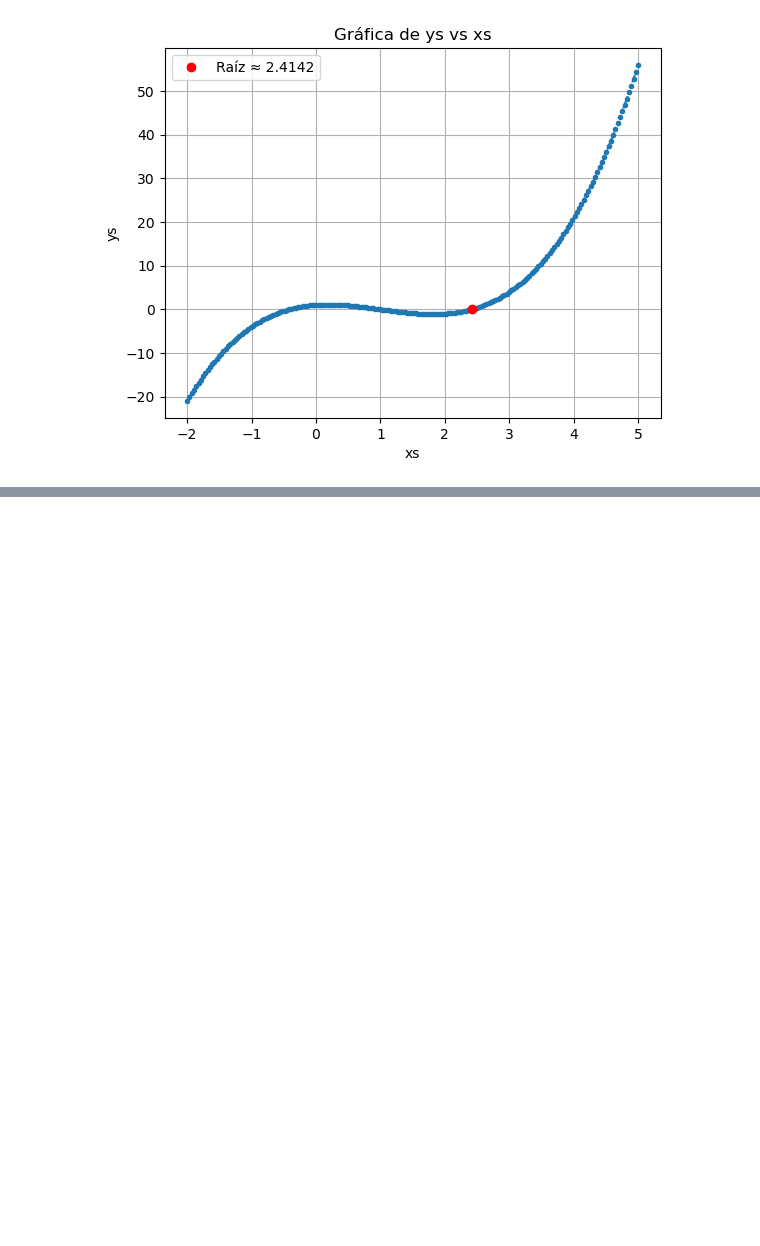
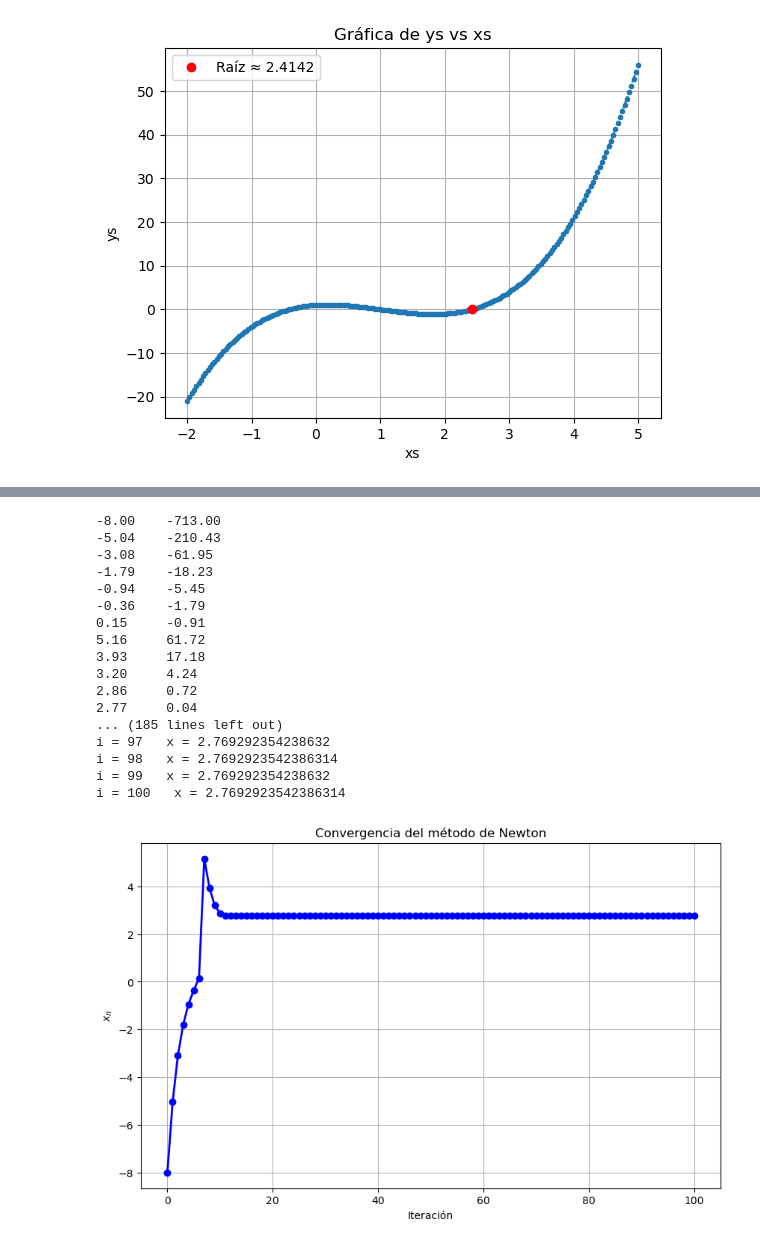
Before and after one commit to Josephdaniel15/M-todo-de-Newton-vs-Secante, a Jupyter notebook: tallerMetodos.ipynb, the cells around one changed output, grey strips where cells are left out. Cells and saved outputs as stored; diff of their text form; code cells hidden in the pictures; blank space fills up the shorter version.

```diff
--- a/tallerMetodos.ipynb
+++ b/tallerMetodos.ipynb
@@ -130,0 +299,38 @@ plt.show()
+# %%
+xn_iter = [-8.0]
+
+for i in range(100):
+    x = xn_iter[-1]
+    x_next = x - f(x)/df(x)
+    xn_iter.append(x_next)
+
+for i, valor in enumerate(xn_iter):
+    print(f"i = {i}   x = {valor}")
+
+plt.figure(figsize=(10, 6))
+plt.plot(range(len(xn_iter)), xn_iter, 'bo-', linewidth=2, markersize=6)
+plt.xlabel('Iteración')
+plt.ylabel('$x_n$')
+plt.title('Convergencia del método de Newton')
+plt.grid(True)
+
+plt.show()
+# %% [output]
+-8.00    -713.00
+-5.04    -210.43
+-3.08    -61.95
+-1.79    -18.23
+-0.94    -5.45
+-0.36    -1.79
+0.15     -0.91
+5.16     61.72
+3.93     17.18
+3.20     4.24
+2.86     0.72
+2.77     0.04
+... (185 lines left out)
+i = 97   x = 2.769292354238632
+i = 98   x = 2.7692923542386314
+i = 99   x = 2.769292354238632
+i = 100   x = 2.7692923542386314
+[figure, added]
```
Also changed, not shown: parts of 7 cells of this notebook.
